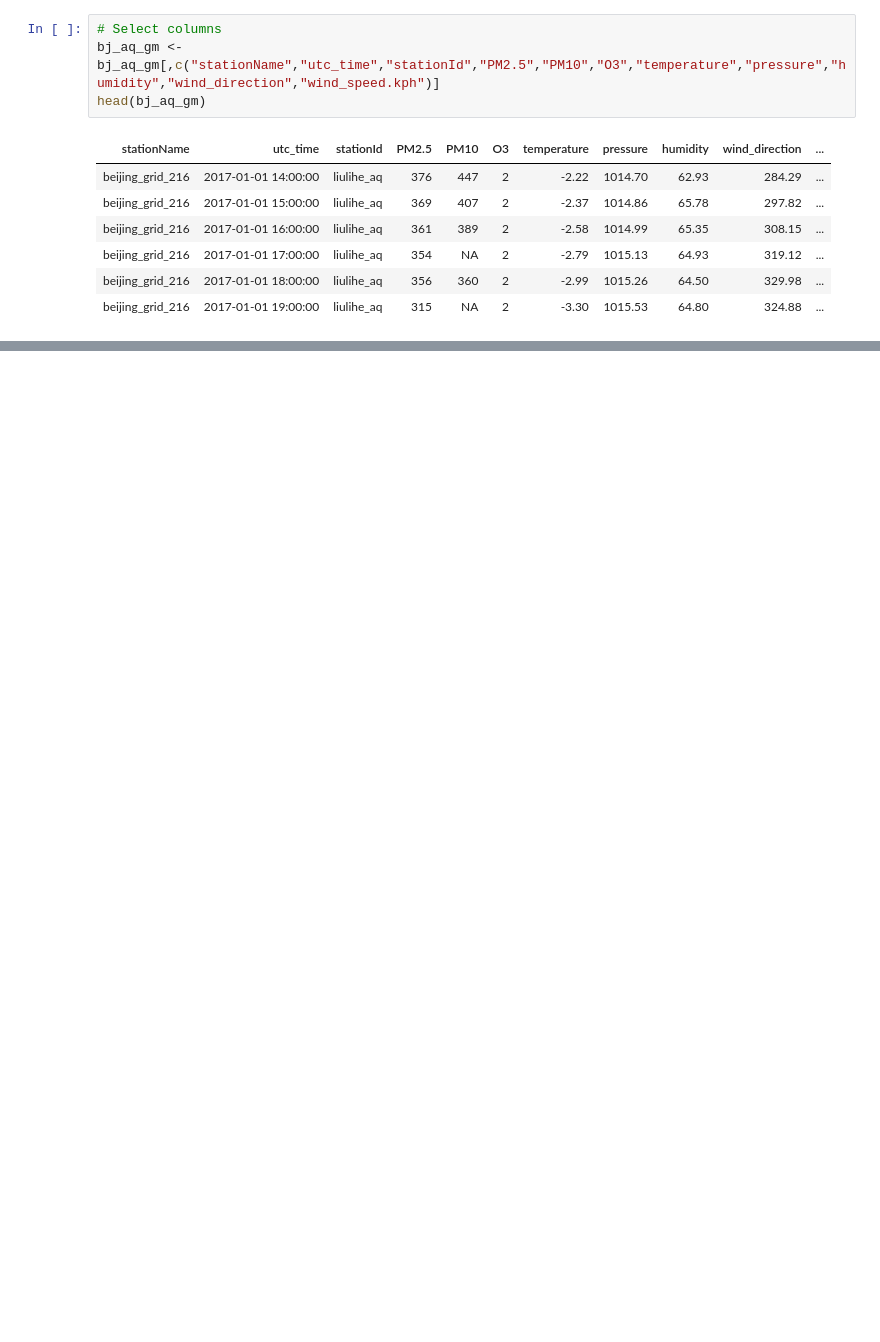
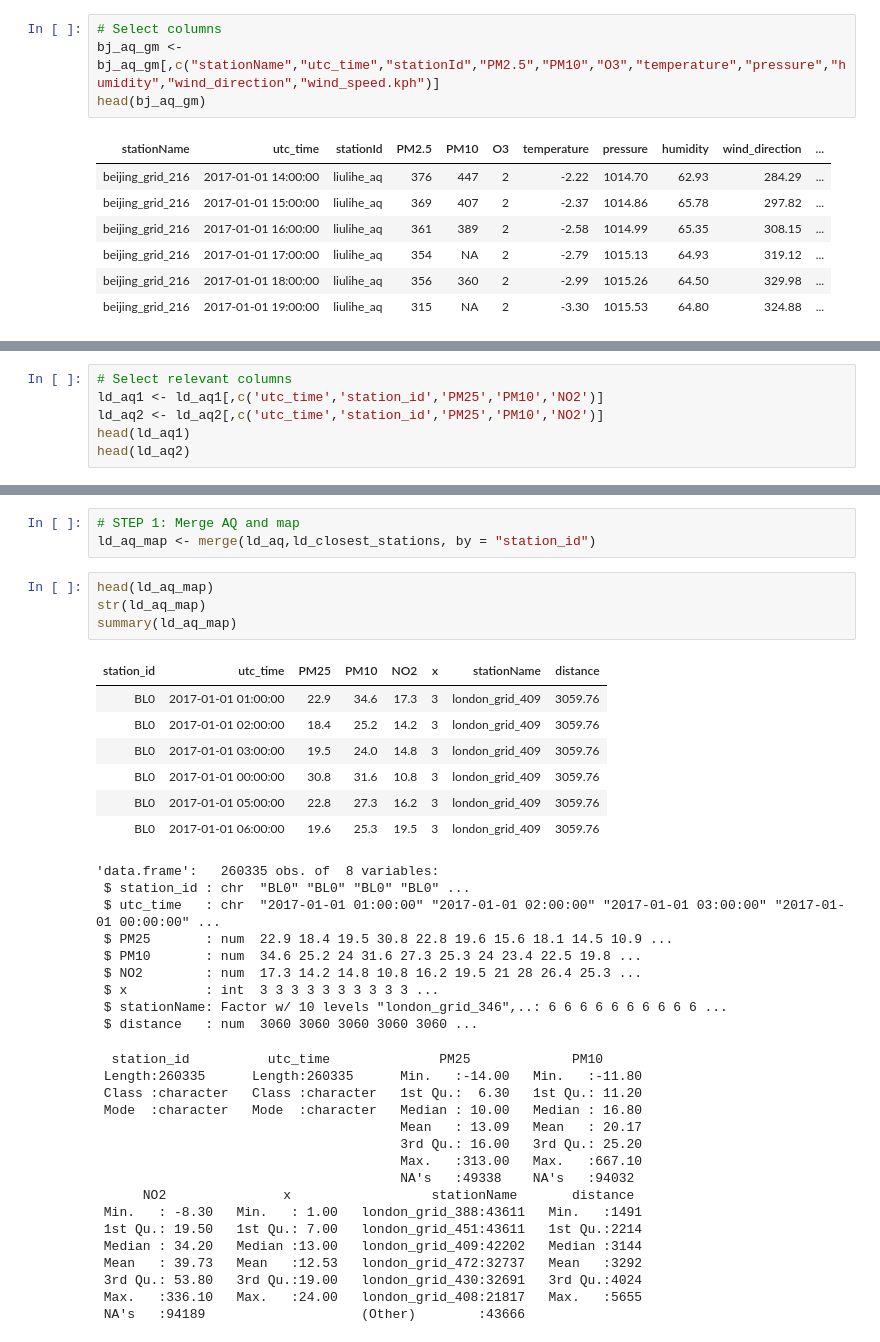
Before and after one commit to KelseyFertakis/DS420_Factoria, a Jupyter notebook: SL_MergeAQandGM.ipynb, the cells around one changed output, grey strips where cells are left out. Saved outputs shown, nothing was run; the diff lists cells and outputs as text; blank space fills up the shorter version.

```diff
--- a/SL_MergeAQandGM.ipynb
+++ b/SL_MergeAQandGM.ipynb
@@ -114,0 +171,6 @@ write.csv(bj_aq_gm, file = "bj_aq_gm_historical.csv")
+# %%
+# Select relevant columns
+ld_aq1 <- ld_aq1[,c('utc_time','station_id','PM25','PM10','NO2')]
+ld_aq2 <- ld_aq2[,c('utc_time','station_id','PM25','PM10','NO2')]
+head(ld_aq1)
+head(ld_aq2)
@@ -114,0 +249,40 @@ write.csv(bj_aq_gm, file = "bj_aq_gm_historical.csv")
+# %%
+# STEP 1: Merge AQ and map
+ld_aq_map <- merge(ld_aq,ld_closest_stations, by = "station_id")
+# %%
+head(ld_aq_map)
+str(ld_aq_map)
+summary(ld_aq_map)
+# %% [output]
+| station_id | utc_time | PM25 | PM10 | NO2 | x | stationName | distance |
+| BL0 | 2017-01-01 01:00:00 | 22.9 | 34.6 | 17.3 | 3 | london_grid_409 | 3059.76 |
+| BL0 | 2017-01-01 02:00:00 | 18.4 | 25.2 | 14.2 | 3 | london_grid_409 | 3059.76 |
+| BL0 | 2017-01-01 03:00:00 | 19.5 | 24.0 | 14.8 | 3 | london_grid_409 | 3059.76 |
+| BL0 | 2017-01-01 00:00:00 | 30.8 | 31.6 | 10.8 | 3 | london_grid_409 | 3059.76 |
+| BL0 | 2017-01-01 05:00:00 | 22.8 | 27.3 | 16.2 | 3 | london_grid_409 | 3059.76 |
+| BL0 | 2017-01-01 06:00:00 | 19.6 | 25.3 | 19.5 | 3 | london_grid_409 | 3059.76 |
+'data.frame':   260335 obs. of  8 variables:
+ $ station_id : chr  "BL0" "BL0" "BL0" "BL0" ...
+ $ utc_time   : chr  "2017-01-01 01:00:00" "2017-01-01 02:00:00" "2017-01-01 03:00:00" "2017-01-01 00:00:00" ...
+ $ PM25       : num  22.9 18.4 19.5 30.8 22.8 19.6 15.6 18.1 14.5 10.9 ...
+ $ PM10       : num  34.6 25.2 24 31.6 27.3 25.3 24 23.4 22.5 19.8 ...
+ $ NO2        : num  17.3 14.2 14.8 10.8 16.2 19.5 21 28 26.4 25.3 ...
+ $ x          : int  3 3 3 3 3 3 3 3 3 3 ...
+ $ stationName: Factor w/ 10 levels "london_grid_346",..: 6 6 6 6 6 6 6 6 6 6 ...
+ $ distance   : num  3060 3060 3060 3060 3060 ...
+  station_id          utc_time              PM25             PM10
+ Length:260335      Length:260335      Min.   :-14.00   Min.   :-11.80
+ Class :character   Class :character   1st Qu.:  6.30   1st Qu.: 11.20
+ Mode  :character   Mode  :character   Median : 10.00   Median : 16.80
+                                       Mean   : 13.09   Mean   : 20.17
+                                       3rd Qu.: 16.00   3rd Qu.: 25.20
+                                       Max.   :313.00   Max.   :667.10
+                                       NA's   :49338    NA's   :94032
+      NO2               x                  stationName       distance
+ Min.   : -8.30   Min.   : 1.00   london_grid_388:43611   Min.   :1491
+ 1st Qu.: 19.50   1st Qu.: 7.00   london_grid_451:43611   1st Qu.:2214
+ Median : 34.20   Median :13.00   london_grid_409:42202   Median :3144
+ Mean   : 39.73   Mean   :12.53   london_grid_472:32737   Mean   :3292
+ 3rd Qu.: 53.80   3rd Qu.:19.00   london_grid_430:32691   3rd Qu.:4024
+ Max.   :336.10   Max.   :24.00   london_grid_408:21817   Max.   :5655
+ NA's   :94189                    (Other)        :43666
```
Also changed, not shown: parts of 24 cells of this notebook, 1 other file.
